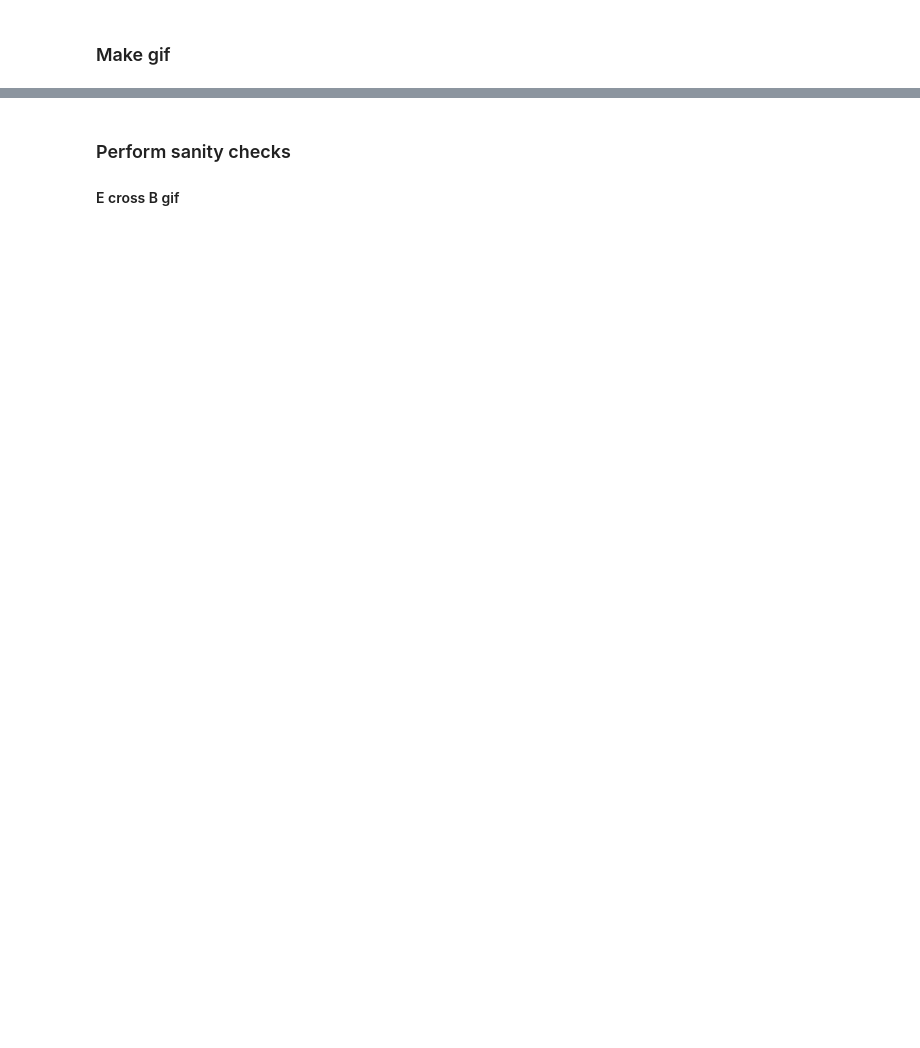
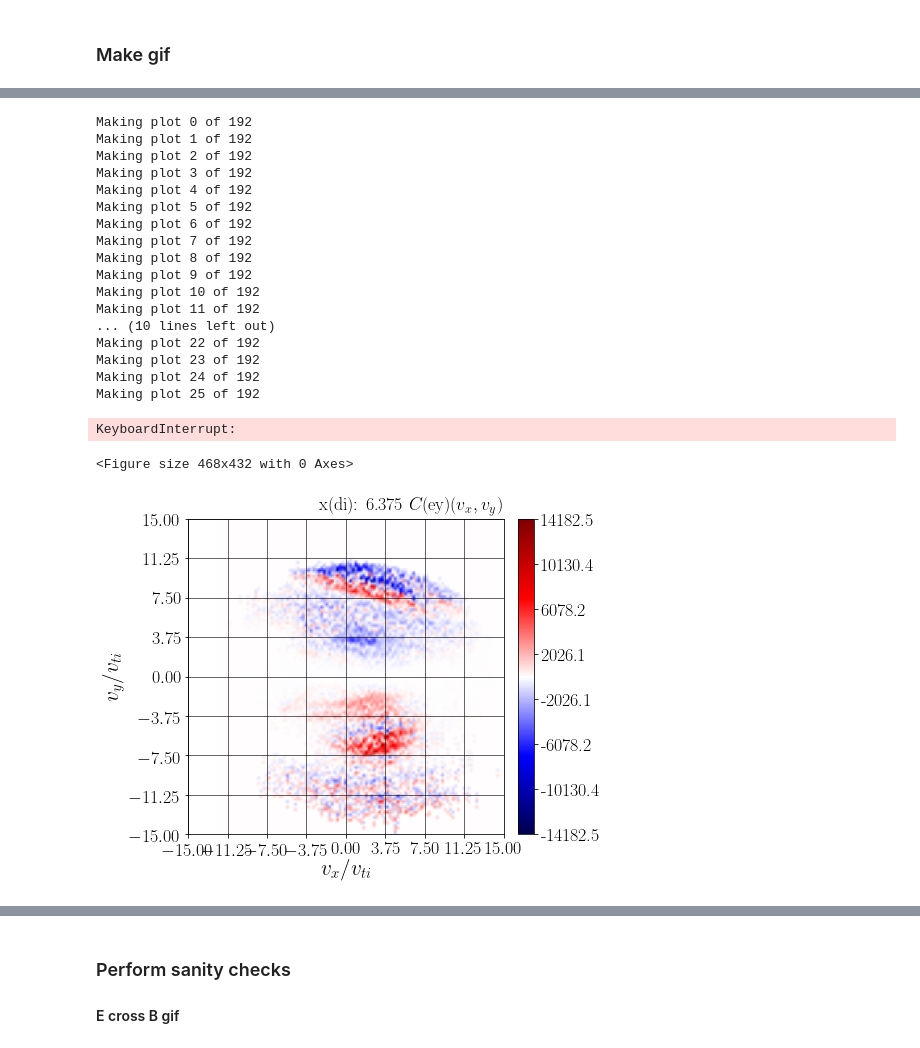
Before and after one commit to collinrbr/FPCAnalysis, a Jupyter notebook: dHybridR.ipynb, the cells around one changed output, grey strips where cells are left out. Cells and saved outputs as stored; diff of their text form; code cells hidden in the pictures; blank space fills up the shorter version.

```diff
--- a/dHybridR.ipynb
+++ b/dHybridR.ipynb
@@ -133,7 +221,28 @@ pf.make_velsig_gif(vx_in, vy_in, vmax, CEx_out, 'ex', x_out, 'CExframe1000', 'CE
 # %% [markdown]
 <img src="CExframe1000.gif" width="750" align="center">
 # %%
-pf.make_velsig_gif(vx, vy, vmax, CEy_out, 'ey', x_out, 'CEyframe1000', 'CEyframe1000.gif')
+pf.make_velsig_gif(vx_in, vy_in, vmax, CEy_out, 'ey', x_out, 'CEyframe1000', 'CEyframe1000.gif')
+# %% [output]
+Making plot 0 of 192
+Making plot 1 of 192
+Making plot 2 of 192
+Making plot 3 of 192
+Making plot 4 of 192
+Making plot 5 of 192
+Making plot 6 of 192
+Making plot 7 of 192
+Making plot 8 of 192
+Making plot 9 of 192
+Making plot 10 of 192
+Making plot 11 of 192
+... (10 lines left out)
+Making plot 22 of 192
+Making plot 23 of 192
+Making plot 24 of 192
+Making plot 25 of 192
+KeyboardInterrupt:
+<Figure size 468x432 with 0 Axes>
+[figure, added]
 # %% [markdown]
 <img src="CEyframe1000.gif" width="750" align="center">
 # %% [markdown]
```
Also changed, not shown: parts of 13 cells of this notebook, 5 other files.
